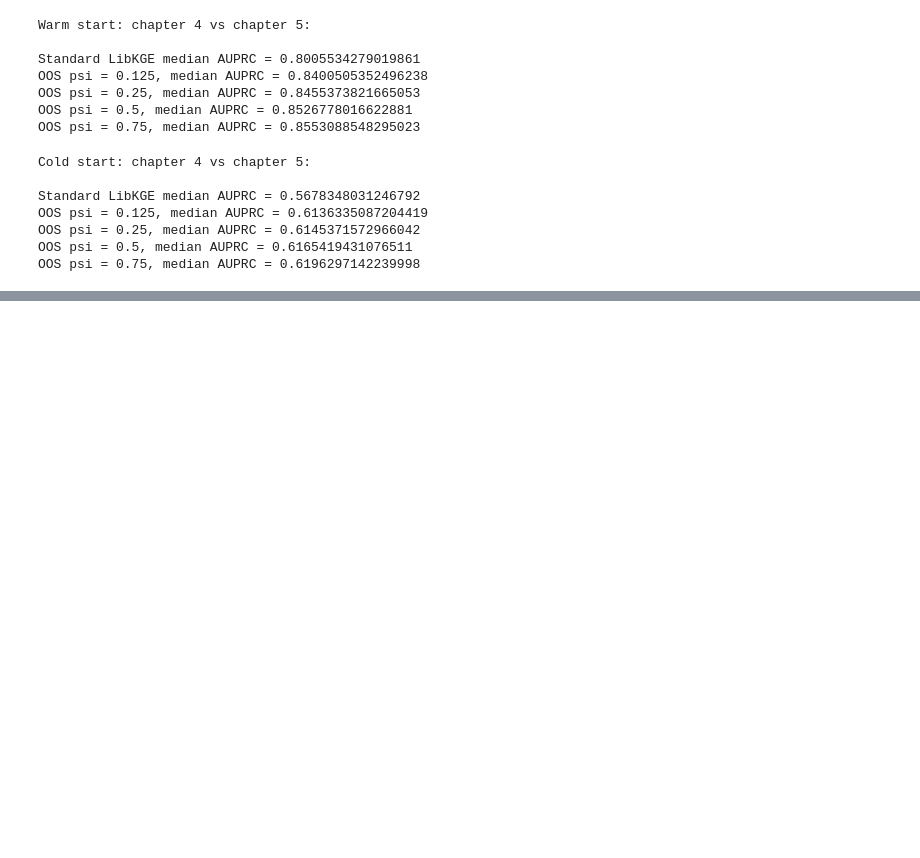
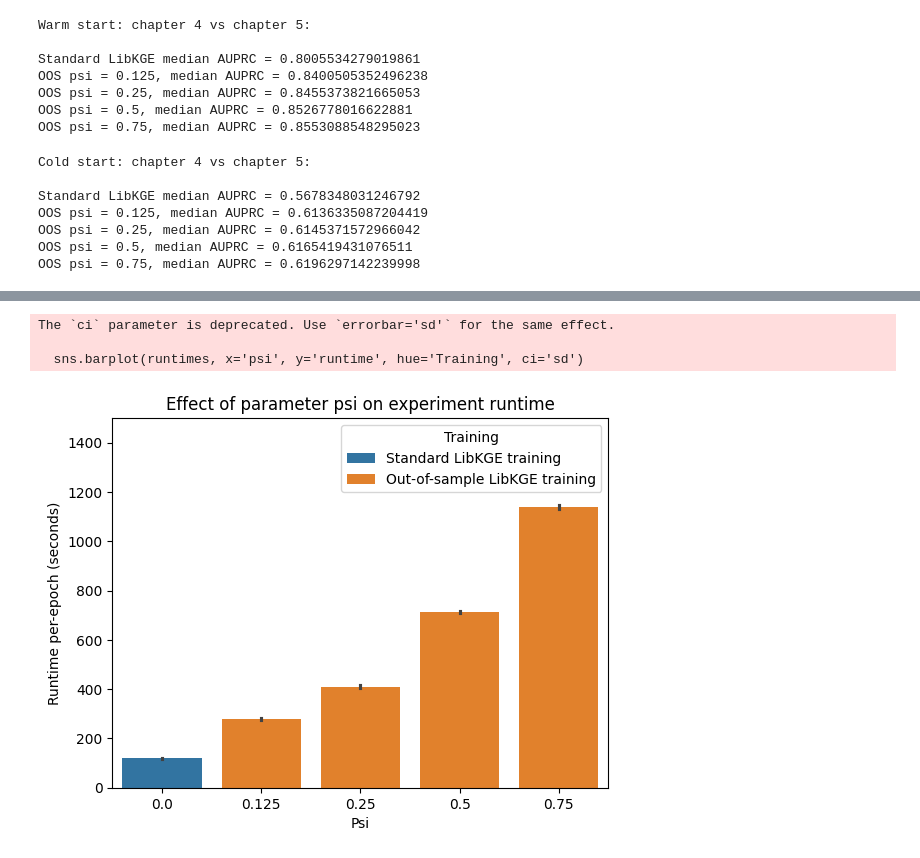
Before and after one commit to oliver-lloyd/Chapter5, a Jupyter notebook: analysis/viz/viz.ipynb, the cells around one changed output, grey strips where cells are left out. Cells and saved outputs as stored; diff of their text form; code cells hidden in the pictures; blank space fills up the shorter version.

```diff
--- a/analysis/viz/viz.ipynb
+++ b/analysis/viz/viz.ipynb
@@ -229,0 +235,17 @@ OOS psi = 0.75, median AUPRC = 0.6196297142239998
+# %%
+# Load OOS experiment runtimes
+
+runtimes_list = []
+for n in [10]:#, 5, 20]:
+    path = f'{exp_path}/drug_sim_n{n}'
+    for exp in listdir(path):
+        if exp.startswith('2024'):
+            psi = float(exp.split('_')[-1])
+            runtime_subdf = pd.read_csv(f'{path}/{exp}/epoch_runtimes.csv')
+            runtime_subdf['psi'] = psi
+            runtime_subdf['n'] = n
+            runtimes_list.append(runtime_subdf)
+
+runtimes = pd.concat(runtimes_list)
+runtimes['Training'] = "Out-of-sample LibKGE training"
+runtimes
@@ -229,0 +266,13 @@ OOS psi = 0.75, median AUPRC = 0.6196297142239998
+# %%
+# Load standard experiment runtimes
+chap3_runtimes = pd.read_csv('../../../Chapter3/analysis/experiments/runtimes/per_epoch_runtimes.csv')
+
+# Best checkpoint was SimplE model on selfloops dataset, trial 21 epoch 480
+chap3_runtimes.query('dataset == "selfloops" and model == "simple" and trial == 21 and epoch <= 480', inplace=True)
+chap3_runtimes = chap3_runtimes[['epoch', 'runtime']]
+chap3_runtimes['psi'] = 0.0
+chap3_runtimes['n'] = 'N/A'
+chap3_runtimes['Training'] = "Standard LibKGE training"
+
+runtimes = pd.concat([runtimes, chap3_runtimes])
+runtimes
@@ -229,0 +293,12 @@ OOS psi = 0.75, median AUPRC = 0.6196297142239998
+# %%
+sns.barplot(runtimes, x='psi', y='runtime', hue='Training', ci='sd')
+plt.ylim(0, 1500)
+plt.xlabel('Psi')
+plt.ylabel('Runtime per-epoch (seconds)')
+plt.title('Effect of parameter psi on experiment runtime')
+plt.savefig('runtime_vs_chap3.png')
+# %% [output]
+The `ci` parameter is deprecated. Use `errorbar='sd'` for the same effect.
+
+  sns.barplot(runtimes, x='psi', y='runtime', hue='Training', ci='sd')
+[figure, added]
```
Also changed, not shown: parts of 7 cells of this notebook, 3 other files.
